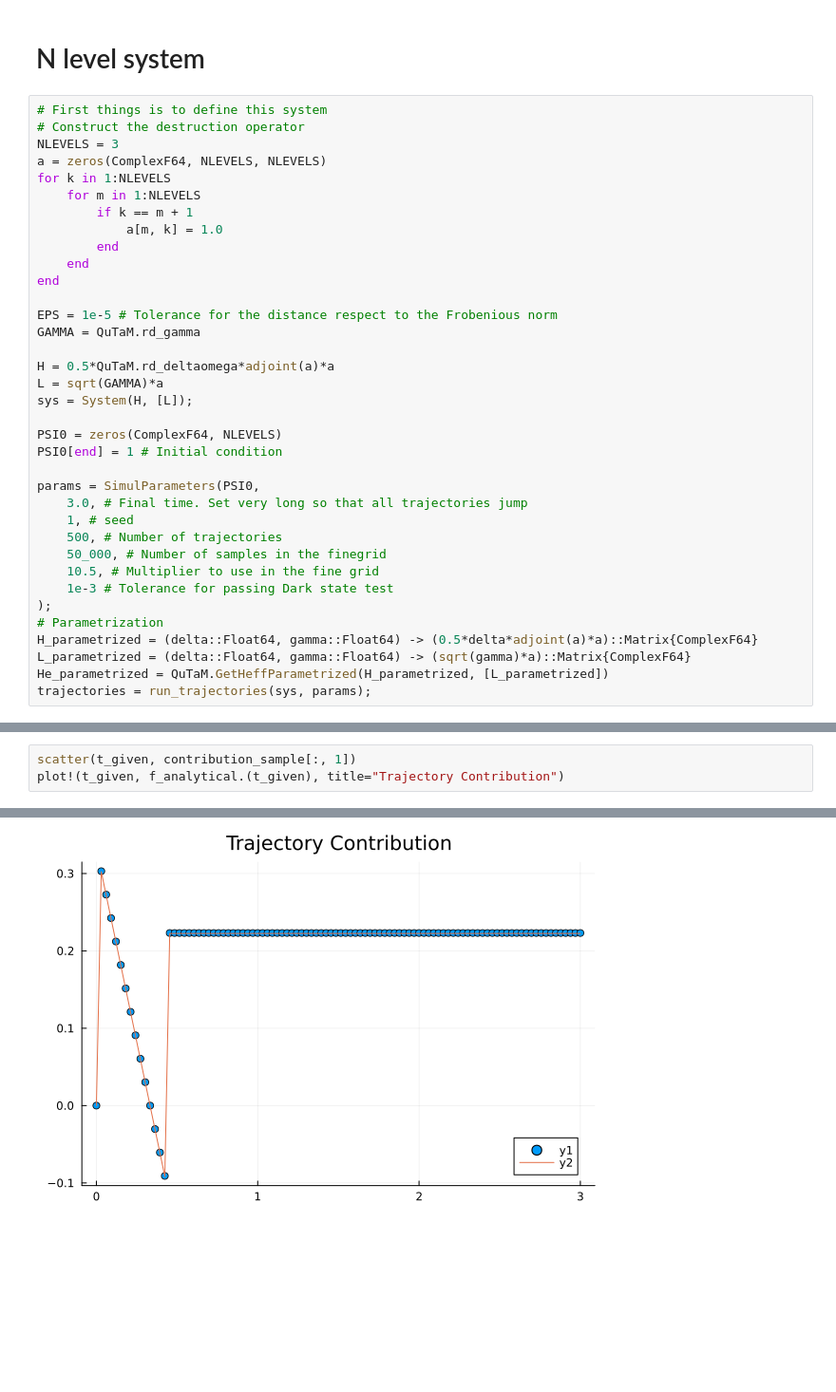
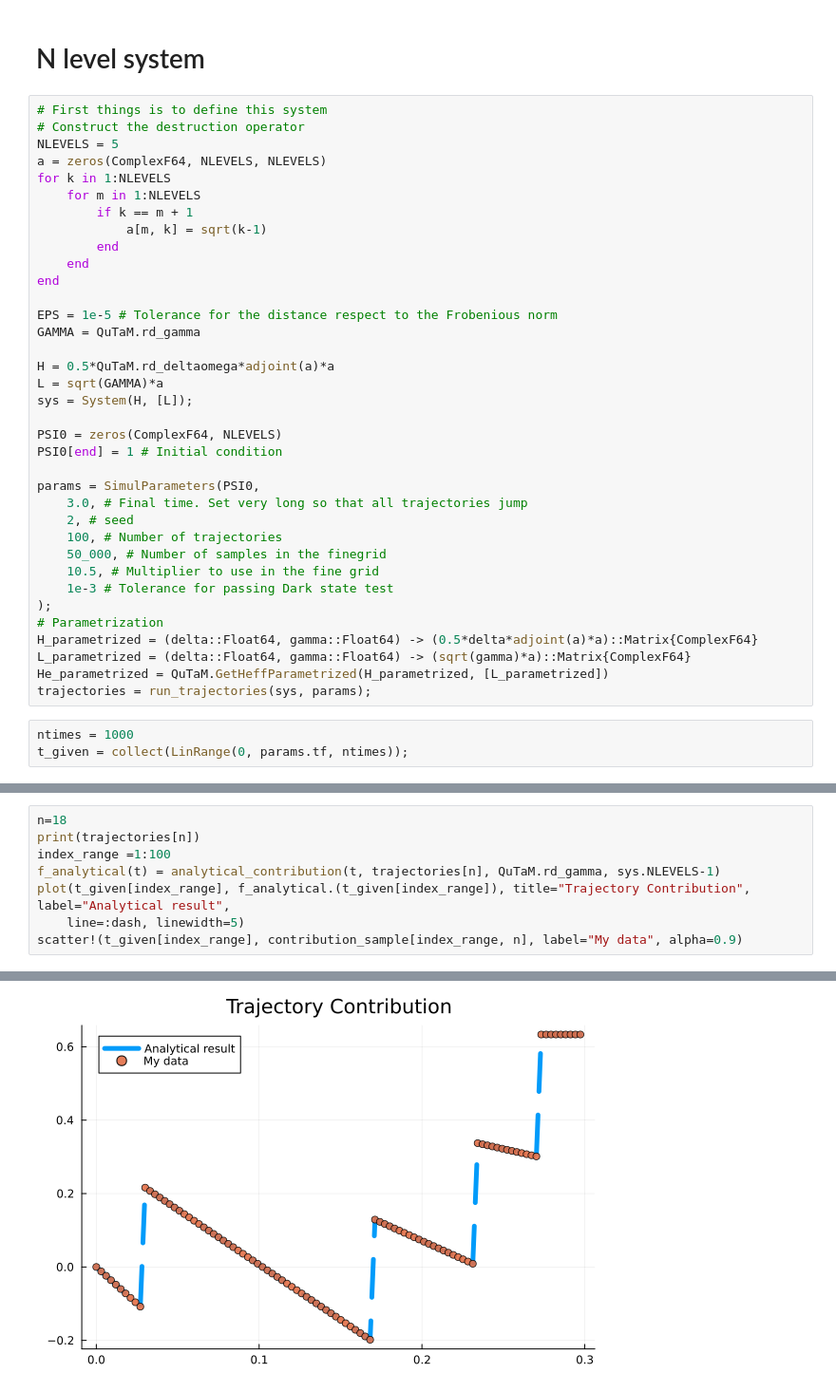
Before and after one commit to Ste1nb0cK/QuTaM.jl, a Jupyter notebook: notebooks/TestTrajectoryContribution.ipynb, the cells around one changed output, grey strips where cells are left out. Shown at 95% size. Saved outputs shown, nothing was run; the diff lists cells and outputs as text; blank space fills up the shorter version.

Commit message:
Updated trajectory test, added case in which the hamiltonian commutes with its derivative

```diff
--- a/notebooks/TestTrajectoryContribution.ipynb
+++ b/notebooks/TestTrajectoryContribution.ipynb
@@ -101,12 +99,12 @@ plot!(t_given, f_analytical_qubit.(t_given), label="Analytical")
 # %%
 # First things is to define this system
 # Construct the destruction operator
-NLEVELS = 3
+NLEVELS = 5
 a = zeros(ComplexF64, NLEVELS, NLEVELS)
 for k in 1:NLEVELS
     for m in 1:NLEVELS
         if k == m + 1
-            a[m, k] = 1.0
+            a[m, k] = sqrt(k-1)
         end
     end
 end
@@ -123,8 +121,8 @@ PSI0[end] = 1 # Initial condition
 
 params = SimulParameters(PSI0,
     3.0, # Final time. Set very long so that all trajectories jump
-    1, # seed
-    500, # Number of trajectories
+    2, # seed
+    100, # Number of trajectories
     50_000, # Number of samples in the finegrid
     10.5, # Multiplier to use in the fine grid
     1e-3 # Tolerance for passing Dark state test
@@ -134,5 +132,8 @@ H_parametrized = (delta::Float64, gamma::Float64) -> (0.5*delta*adjoint(a)*a)::M
 L_parametrized = (delta::Float64, gamma::Float64) -> (sqrt(gamma)*a)::Matrix{ComplexF64}
 He_parametrized = QuTaM.GetHeffParametrized(H_parametrized, [L_parametrized])
 trajectories = run_trajectories(sys, params);
+# %%
+ntimes = 1000
+t_given = collect(LinRange(0, params.tf, ntimes));
 # %%
 xi_sample = Array{ComplexF64}(undef, sys.NLEVELS, sys.NLEVELS, ntimes, params.ntraj)
@@ -153,4 +152,9 @@ f_analytical (generic function with 1 method)
 # %%
-scatter(t_given, contribution_sample[:, 1])
-plot!(t_given, f_analytical.(t_given), title="Trajectory Contribution")
+n=18
+print(trajectories[n])
+index_range =1:100
+f_analytical(t) = analytical_contribution(t, trajectories[n], QuTaM.rd_gamma, sys.NLEVELS-1)
+plot(t_given[index_range], f_analytical.(t_given[index_range]), title="Trajectory Contribution", label="Analytical result",
+    line=:dash, linewidth=5)
+scatter!(t_given[index_range], contribution_sample[index_range, n], label="My data", alpha=0.9)
 # %% [output]
@@ -157 +162 @@ plot!(t_given, f_analytical.(t_given), title="Trajectory Contribution")
-[figure, old version]
+[figure, new version]
```
Also changed, not shown: parts of 8 cells of this notebook, 2 other files.
